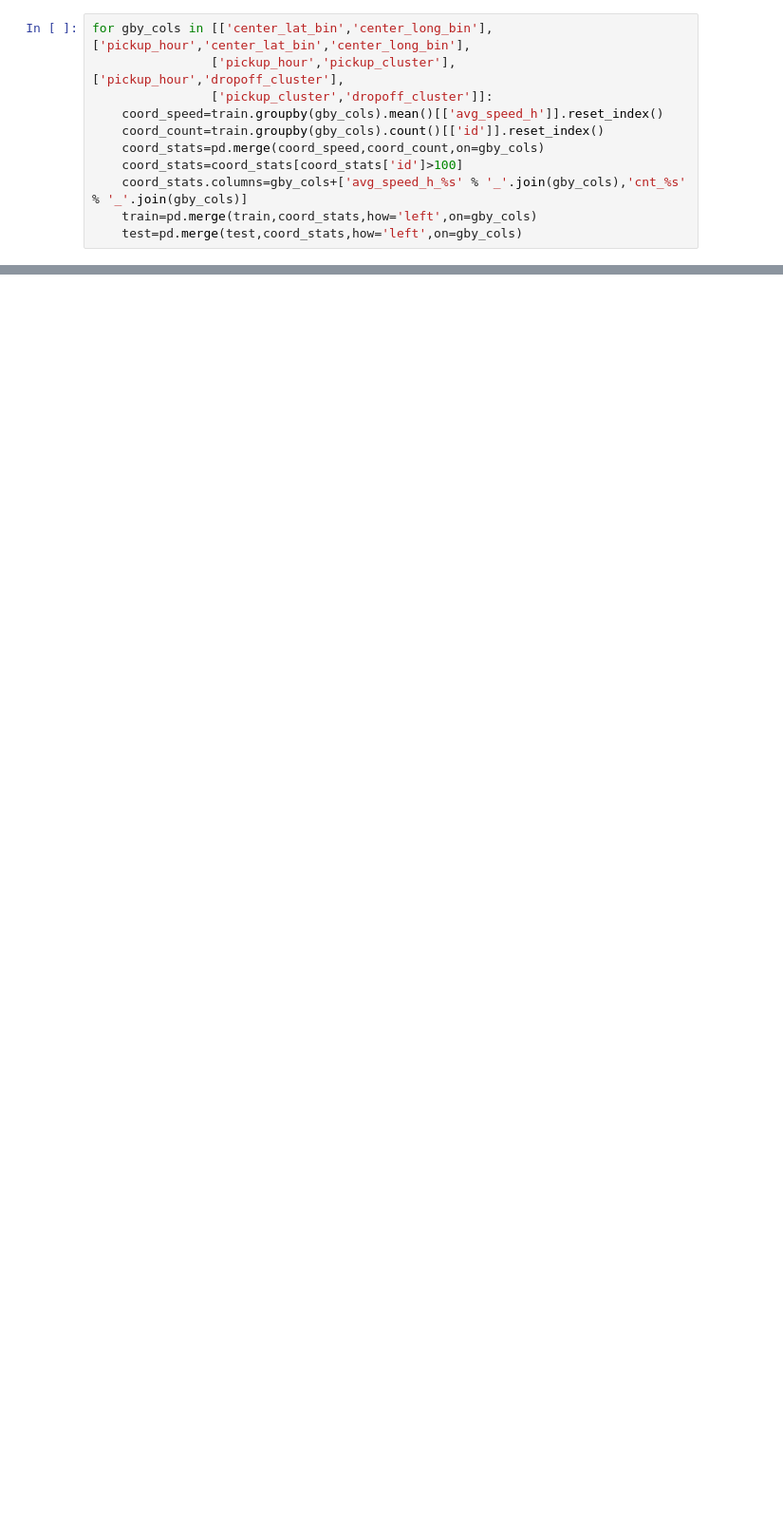
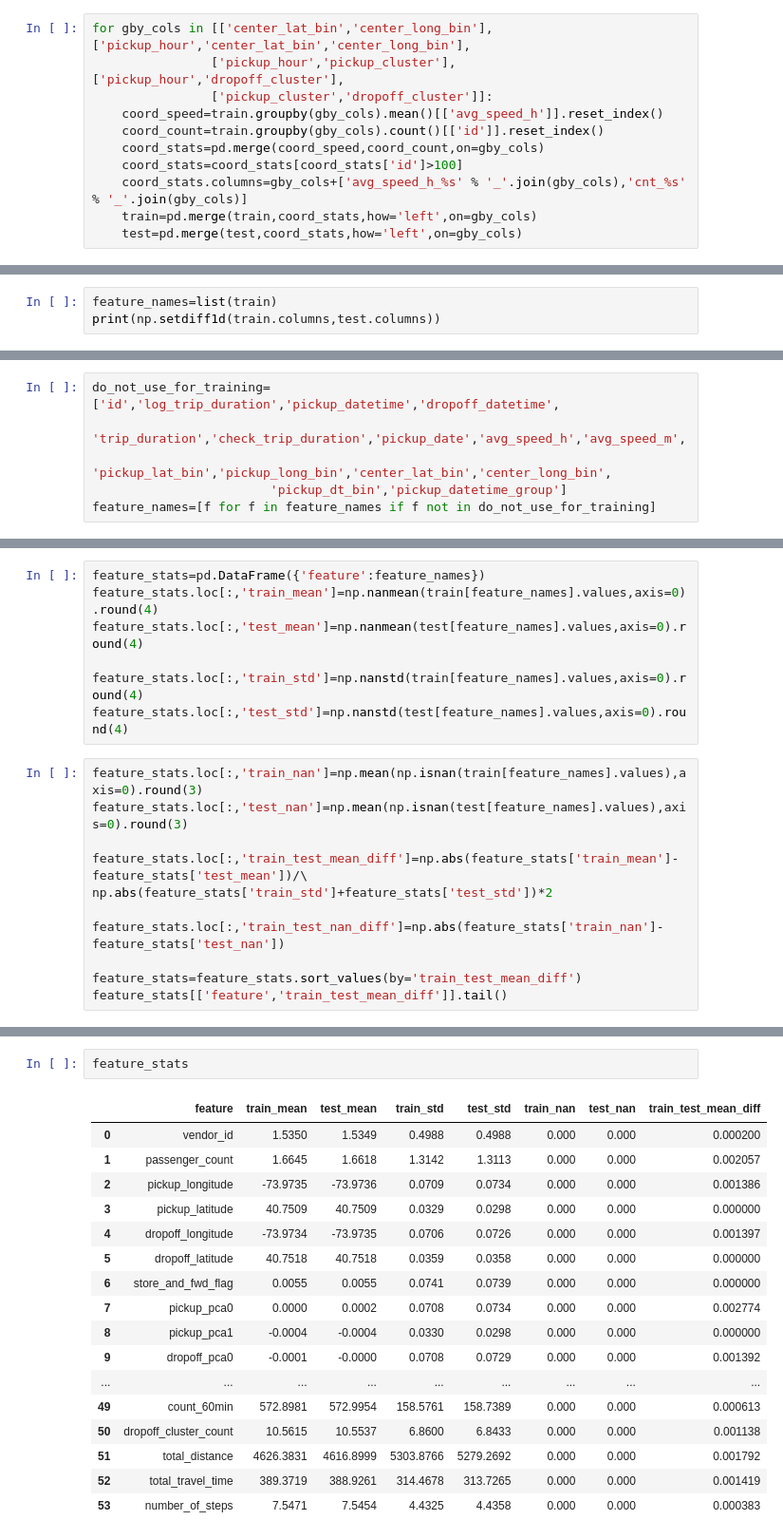
Before and after one commit to prabha-git/kaggle, a Jupyter notebook: New York City Taxi Trip Duration/From EDA to the Top (LB 0.367) by Beluga.ipynb, the cells around one changed output, grey strips where cells are left out. Shown at 95% size. Saved outputs shown, nothing was run; the diff lists cells and outputs as text; blank space fills up the shorter version.

```diff
--- a/New York City Taxi Trip Duration/From EDA to the Top (LB 0.367) by Beluga.ipynb
+++ b/New York City Taxi Trip Duration/From EDA to the Top (LB 0.367) by Beluga.ipynb
@@ -278,0 +305,3 @@ DataFrame(train.pickup_datetime.dt.round('60min'),train.pickup_datetime)
+# %%
+feature_names=list(train)
+print(np.setdiff1d(train.columns,test.columns))
@@ -278,0 +315,6 @@ DataFrame(train.pickup_datetime.dt.round('60min'),train.pickup_datetime)
+# %%
+do_not_use_for_training=['id','log_trip_duration','pickup_datetime','dropoff_datetime',
+                        'trip_duration','check_trip_duration','pickup_date','avg_speed_h','avg_speed_m',
+                        'pickup_lat_bin','pickup_long_bin','center_lat_bin','center_long_bin',
+                        'pickup_dt_bin','pickup_datetime_group']
+feature_names=[f for f in feature_names if f not in do_not_use_for_training]
@@ -278,0 +358,18 @@ DataFrame(train.pickup_datetime.dt.round('60min'),train.pickup_datetime)
+# %%
+feature_stats=pd.DataFrame({'feature':feature_names})
+feature_stats.loc[:,'train_mean']=np.nanmean(train[feature_names].values,axis=0).round(4)
+feature_stats.loc[:,'test_mean']=np.nanmean(test[feature_names].values,axis=0).round(4)
+
+feature_stats.loc[:,'train_std']=np.nanstd(train[feature_names].values,axis=0).round(4)
+feature_stats.loc[:,'test_std']=np.nanstd(test[feature_names].values,axis=0).round(4)
+# %%
+feature_stats.loc[:,'train_nan']=np.mean(np.isnan(train[feature_names].values),axis=0).round(3)
+feature_stats.loc[:,'test_nan']=np.mean(np.isnan(test[feature_names].values),axis=0).round(3)
+
+feature_stats.loc[:,'train_test_mean_diff']=np.abs(feature_stats['train_mean']-feature_stats['test_mean'])/\
+np.abs(feature_stats['train_std']+feature_stats['test_std'])*2
+
+feature_stats.loc[:,'train_test_nan_diff']=np.abs(feature_stats['train_nan']-feature_stats['test_nan'])
+
+feature_stats=feature_stats.sort_values(by='train_test_mean_diff')
+feature_stats[['feature','train_test_mean_diff']].tail()
@@ -278,0 +383,20 @@ DataFrame(train.pickup_datetime.dt.round('60min'),train.pickup_datetime)
+# %%
+feature_stats
+# %% [output]
+|  | feature | train_mean | test_mean | train_std | test_std | train_nan | test_nan | train_test_mean_diff |
+| 0 | vendor_id | 1.5350 | 1.5349 | 0.4988 | 0.4988 | 0.000 | 0.000 | 0.000200 |
+| 1 | passenger_count | 1.6645 | 1.6618 | 1.3142 | 1.3113 | 0.000 | 0.000 | 0.002057 |
+| 2 | pickup_longitude | -73.9735 | -73.9736 | 0.0709 | 0.0734 | 0.000 | 0.000 | 0.001386 |
+| 3 | pickup_latitude | 40.7509 | 40.7509 | 0.0329 | 0.0298 | 0.000 | 0.000 | 0.000000 |
+| 4 | dropoff_longitude | -73.9734 | -73.9735 | 0.0706 | 0.0726 | 0.000 | 0.000 | 0.001397 |
+| 5 | dropoff_latitude | 40.7518 | 40.7518 | 0.0359 | 0.0358 | 0.000 | 0.000 | 0.000000 |
+| 6 | store_and_fwd_flag | 0.0055 | 0.0055 | 0.0741 | 0.0739 | 0.000 | 0.000 | 0.000000 |
+| 7 | pickup_pca0 | 0.0000 | 0.0002 | 0.0708 | 0.0734 | 0.000 | 0.000 | 0.002774 |
+| 8 | pickup_pca1 | -0.0004 | -0.0004 | 0.0330 | 0.0298 | 0.000 | 0.000 | 0.000000 |
+| 9 | dropoff_pca0 | -0.0001 | -0.0000 | 0.0708 | 0.0729 | 0.000 | 0.000 | 0.001392 |
+| ... | ... | ... | ... | ... | ... | ... | ... | ... |
+| 49 | count_60min | 572.8981 | 572.9954 | 158.5761 | 158.7389 | 0.000 | 0.000 | 0.000613 |
+| 50 | dropoff_cluster_count | 10.5615 | 10.5537 | 6.8600 | 6.8433 | 0.000 | 0.000 | 0.001138 |
+| 51 | total_distance | 4626.3831 | 4616.8999 | 5303.8766 | 5279.2692 | 0.000 | 0.000 | 0.001792 |
+| 52 | total_travel_time | 389.3719 | 388.9261 | 314.4678 | 313.7265 | 0.000 | 0.000 | 0.001419 |
+| 53 | number_of_steps | 7.5471 | 7.5454 | 4.4325 | 4.4358 | 0.000 | 0.000 | 0.000383 |
```
Also changed, not shown: parts of 21 cells of this notebook.
